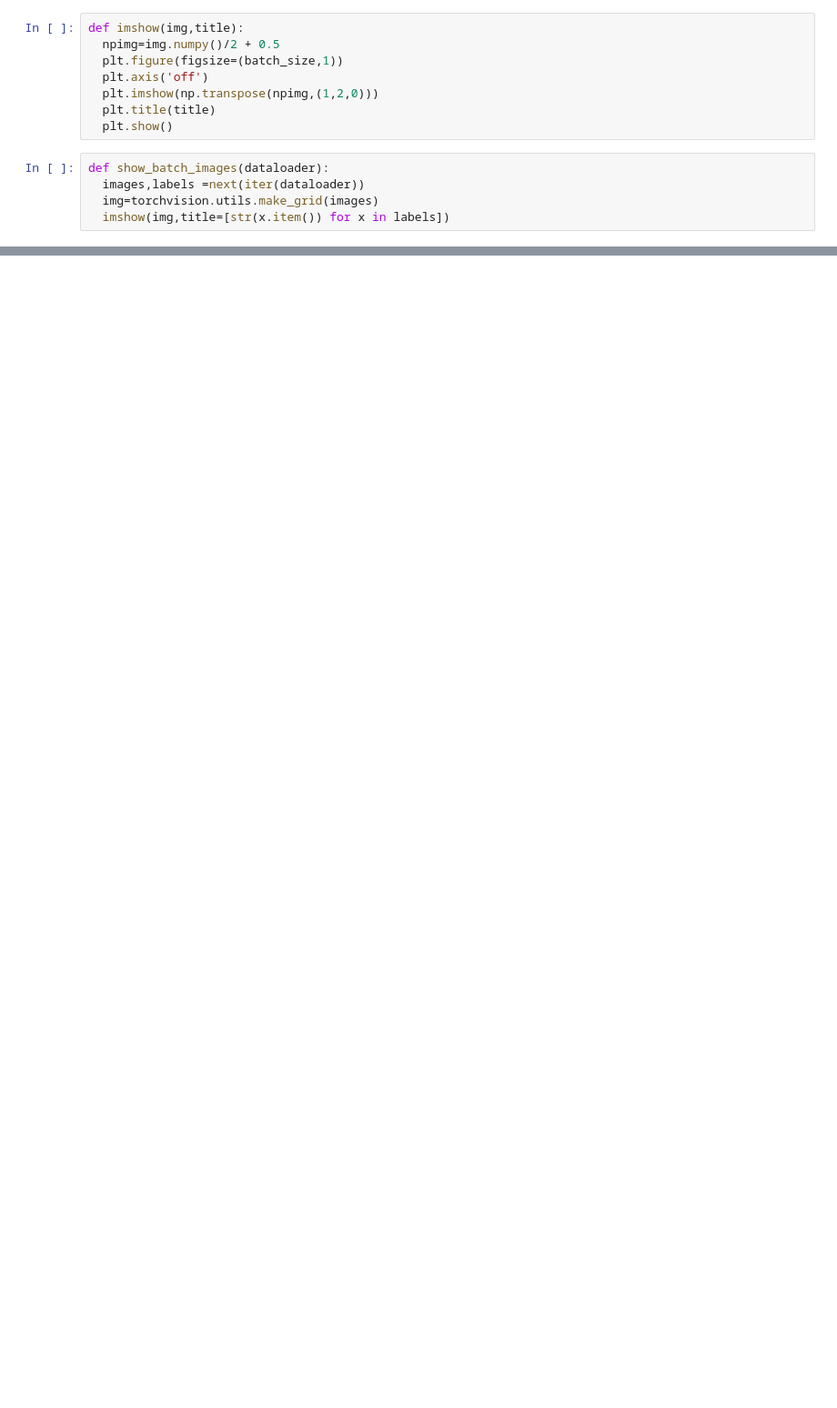
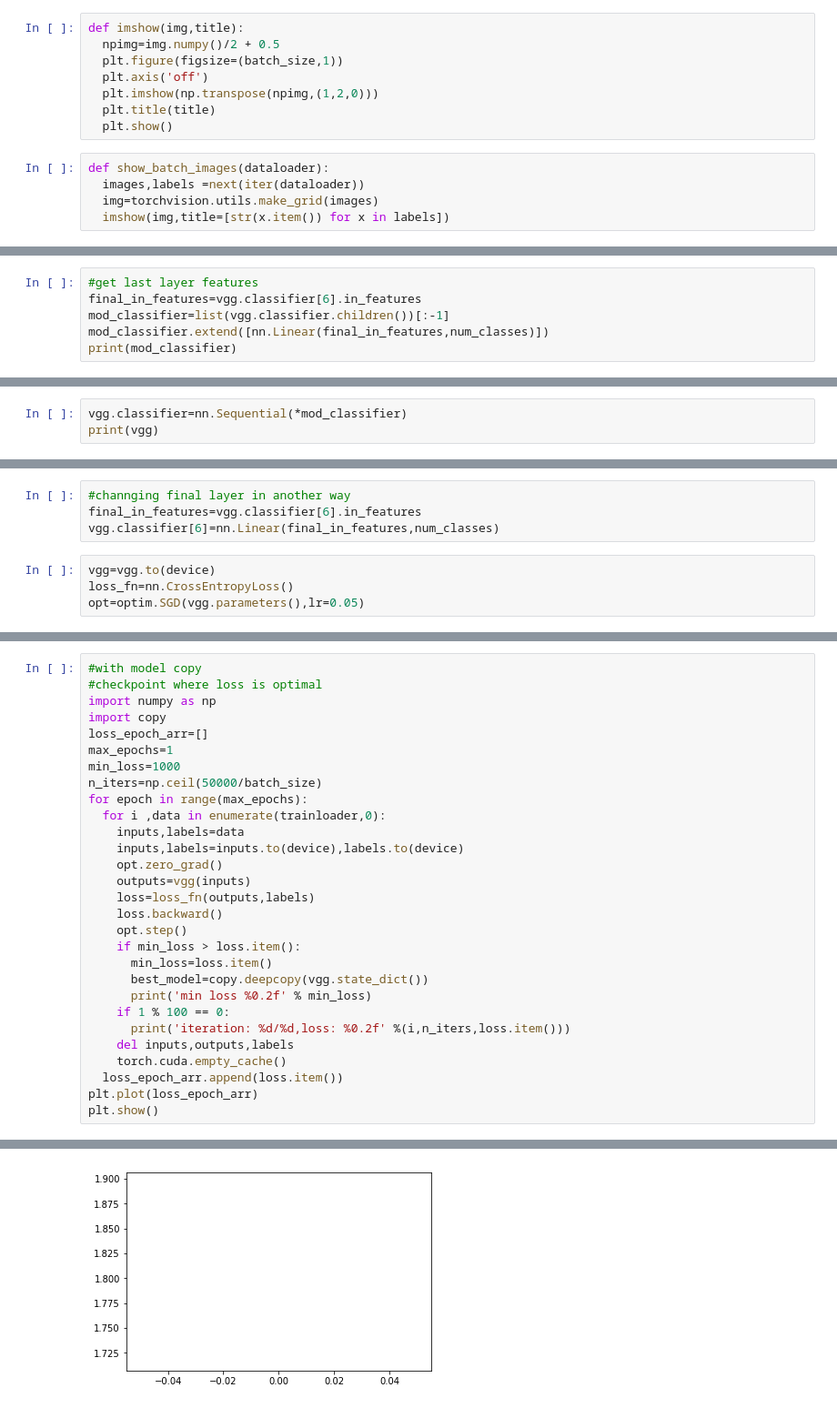
Before and after one commit to chandrakanta-chaudhury/deep_learning, a Jupyter notebook: pytorch_gpu_CIFAR1.ipynb, the cells around one changed output, grey strips where cells are left out. Shown: that part at 91% size. Cells and saved outputs as stored; diff of their text form; blank space fills up the shorter version.

```diff
--- a/pytorch_gpu_CIFAR1.ipynb
+++ b/pytorch_gpu_CIFAR1.ipynb
@@ -69,0 +189,6 @@ for i in range(4):
+# %%
+#get last layer features
+final_in_features=vgg.classifier[6].in_features
+mod_classifier=list(vgg.classifier.children())[:-1]
+mod_classifier.extend([nn.Linear(final_in_features,num_classes)])
+print(mod_classifier)
@@ -69,0 +197,3 @@ for i in range(4):
+# %%
+vgg.classifier=nn.Sequential(*mod_classifier)
+print(vgg)
@@ -69,0 +221,8 @@ for i in range(4):
+# %%
+#channging final layer in another way
+final_in_features=vgg.classifier[6].in_features
+vgg.classifier[6]=nn.Linear(final_in_features,num_classes)
+# %%
+vgg=vgg.to(device)
+loss_fn=nn.CrossEntropyLoss()
+opt=optim.SGD(vgg.parameters(),lr=0.05)
@@ -69,0 +263,30 @@ for i in range(4):
+# %%
+#with model copy
+#checkpoint where loss is optimal
+import numpy as np
+import copy
+loss_epoch_arr=[]
+max_epochs=1
+min_loss=1000
+n_iters=np.ceil(50000/batch_size)
+for epoch in range(max_epochs):
+  for i ,data in enumerate(trainloader,0):
+    inputs,labels=data
+    inputs,labels=inputs.to(device),labels.to(device)
+    opt.zero_grad()
+    outputs=vgg(inputs)
+    loss=loss_fn(outputs,labels)
+    loss.backward()
+    opt.step()
+    if min_loss > loss.item():
+      min_loss=loss.item()
+      best_model=copy.deepcopy(vgg.state_dict())
+      print('min loss %0.2f' % min_loss)
+    if 1 % 100 == 0:
+      print('iteration: %d/%d,loss: %0.2f' %(i,n_iters,loss.item()))
+    del inputs,outputs,labels
+    torch.cuda.empty_cache()
+  loss_epoch_arr.append(loss.item())
+plt.plot(loss_epoch_arr)
+plt.show()
+# %% [output]
@@ -69,0 +302 @@ for i in range(4):
+[figure, added]
```
Also changed, not shown: parts of 26 cells of this notebook.
